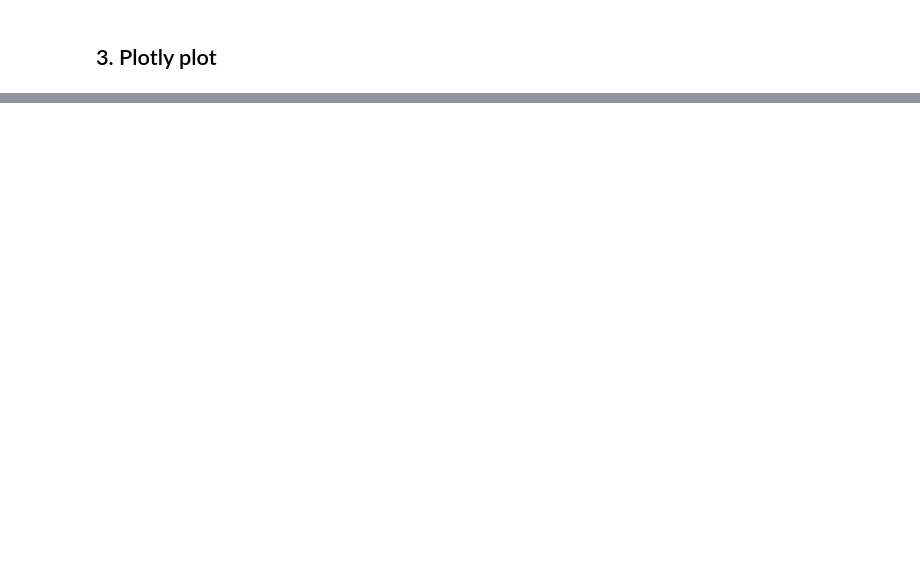
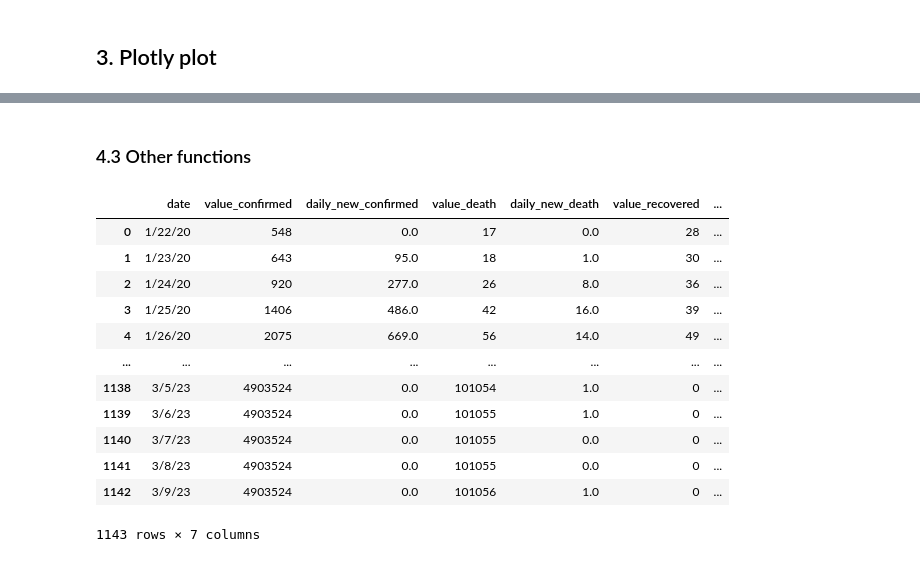
Before and after one commit to mayurasandakalum/dashboard-with-flask, a Jupyter notebook: covid_data_cleaning.ipynb, the cells around one changed output, grey strips where cells are left out. Saved outputs shown, nothing was run; the diff lists cells and outputs as text; code cells hidden in the pictures; blank space fills up the shorter version.

```diff
--- a/covid_data_cleaning.ipynb
+++ b/covid_data_cleaning.ipynb
@@ -970,0 +1024,10 @@ ValueError: Mime type rendering requires nbformat>=4.2.0 but it is not installed
+# %%
+#Plotly plot 3a per country time series chart for daily new cases, recovered, and deaths
+# I use Indonesia data
+df = get_by_country_merged(total_confirmed, total_death, total_recovered, "Indonesia")
+#column name: date	value_confirmed	daily_new_confirmed	value_death	daily_new_death	value_recovered	daily_new_recovered
+
+fig = px.line(df, x='date', y=['daily_new_confirmed','daily_new_death', 'daily_new_recovered'], title='Indonesia daily new cases')
+
+fig.update_xaxes(rangeslider_visible=True)
+fig.show()
@@ -970,0 +1468,47 @@ ValueError: Mime type rendering requires nbformat>=4.2.0 but it is not installed
+# %% [markdown]
+### 4.3 Other functions
+# %%
+# function to filter timeseries analysis by country
+# I use "case" variable just for column name: e.g, case = confirmed, case = deaths
+def get_by_country(df, country, case):
+    mask = (df['Country/Region'] == country)
+    df = df.loc[mask]
+    df_country = df.groupby("Country/Region").sum()
+    df_country = pd.DataFrame(df[df.columns[4:]].sum())
+    df_country.reset_index(inplace=True)
+    df_country.columns=['date', f"value_{case}"]
+    df_country[f"daily_new_{case}"] = df_country[f"value_{case}"] - df_country[f"value_{case}"].shift()
+    df_country=df_country.fillna(0)
+    return df_country
+
+
+#use function above to get merged dataframe
+def get_by_country_merged(total_confirmed, total_death, total_recovered, country):
+    #apply to each timeseries
+    country_confirmed_tseries = get_by_country(total_confirmed, country, "confirmed" )
+    country_death_tseries = get_by_country(total_death, country, "death" )
+    country_recovered_tseries = get_by_country(total_recovered, country, "recovered" )
+
+    #merge them all
+    country_timeseries_final=pd.merge(country_confirmed_tseries,country_death_tseries,how='inner',on='date')
+    country_timeseries_final = pd.merge(country_timeseries_final,country_recovered_tseries,how='inner',on='date')
+    country_timeseries_final
+    return country_timeseries_final
+# %%
+#example
+china_ts = get_by_country_merged(total_confirmed, total_death, total_recovered, "China")
+china_ts
+# %% [output]
+|  | date | value_confirmed | daily_new_confirmed | value_death | daily_new_death | value_recovered | ... |
+| 0 | 1/22/20 | 548 | 0.0 | 17 | 0.0 | 28 | ... |
+| 1 | 1/23/20 | 643 | 95.0 | 18 | 1.0 | 30 | ... |
+| 2 | 1/24/20 | 920 | 277.0 | 26 | 8.0 | 36 | ... |
+| 3 | 1/25/20 | 1406 | 486.0 | 42 | 16.0 | 39 | ... |
+| 4 | 1/26/20 | 2075 | 669.0 | 56 | 14.0 | 49 | ... |
+| ... | ... | ... | ... | ... | ... | ... | ... |
+| 1138 | 3/5/23 | 4903524 | 0.0 | 101054 | 1.0 | 0 | ... |
+| 1139 | 3/6/23 | 4903524 | 0.0 | 101055 | 1.0 | 0 | ... |
+| 1140 | 3/7/23 | 4903524 | 0.0 | 101055 | 0.0 | 0 | ... |
+| 1141 | 3/8/23 | 4903524 | 0.0 | 101055 | 0.0 | 0 | ... |
+| 1142 | 3/9/23 | 4903524 | 0.0 | 101056 | 1.0 | 0 | ... |
+1143 rows × 7 columns
```
Also changed, not shown: parts of 21 cells of this notebook, 1 other file.
